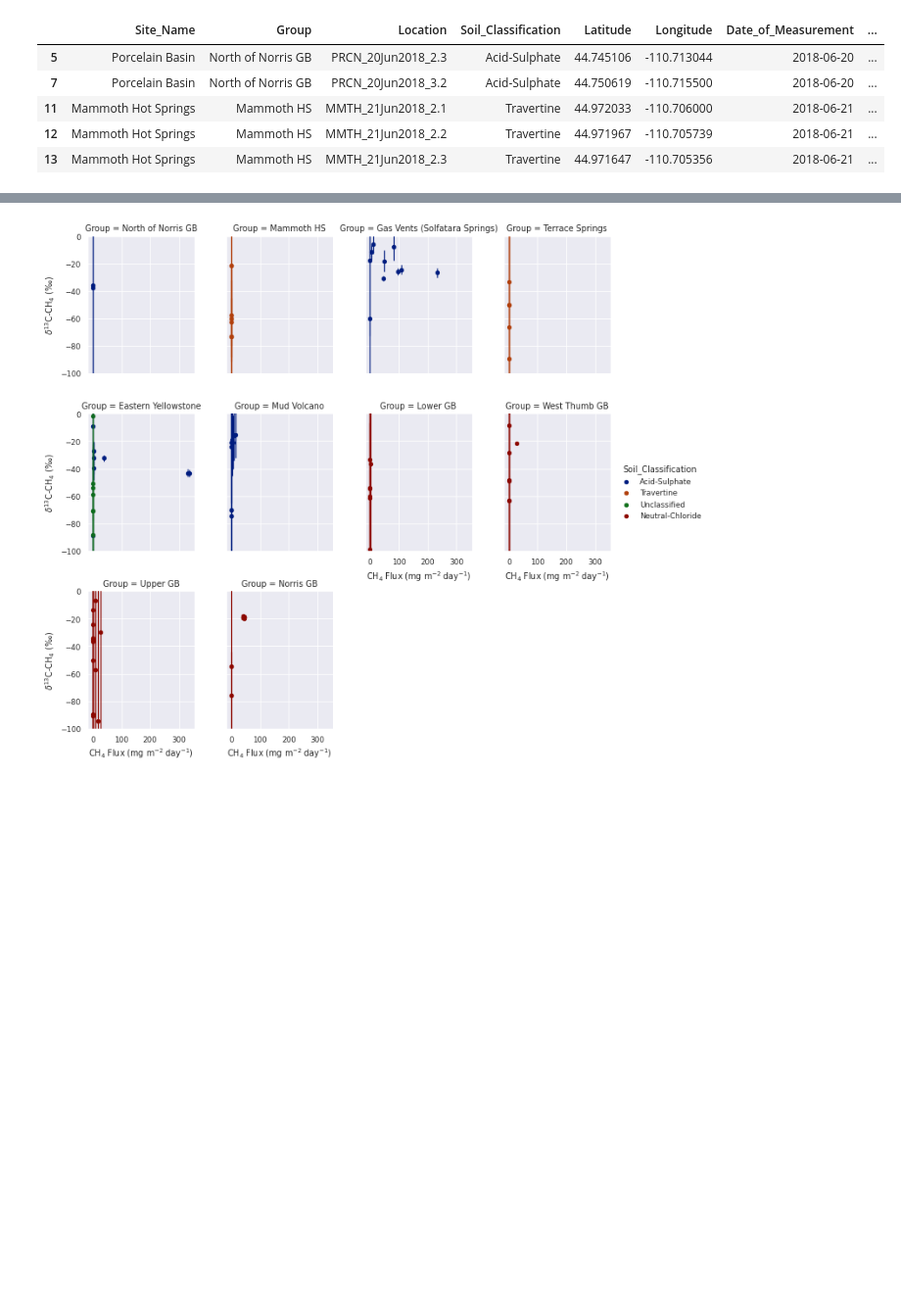
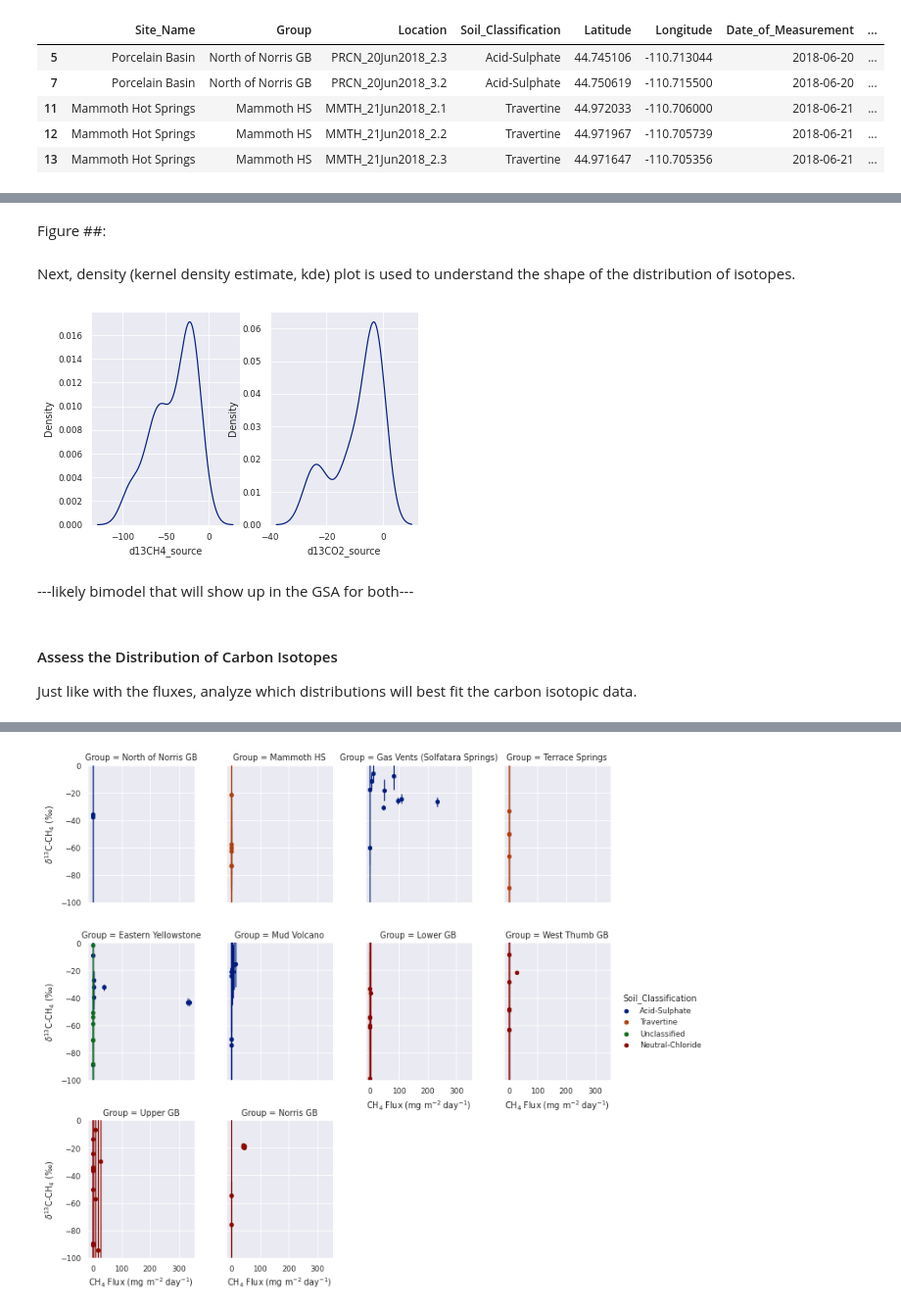
Before and after one commit to 907Resident/caldera-gases, a Jupyter notebook: site_differentation.ipynb, the cells around one changed output, grey strips where cells are left out. Shown at 98% size. Cells and saved outputs as stored; diff of their text form; code cells hidden in the pictures; blank space fills up the shorter version.

```diff
--- a/site_differentation.ipynb
+++ b/site_differentation.ipynb
@@ -602 +615,22 @@ plt.savefig("figures/CH4_d13_flx_trim.png", dpi=300)
 <Figure size 432x288 with 0 Axes>
+# %% [markdown]
+Figure ##:
+# %% [markdown]
+Next, density (kernel density estimate, kde) plot is used to understand the shape of the distribution of isotopes.
+# %%
+## CH4
+plt.subplot(1,2,1)
+sns.kdeplot(data=df_YC_iso_trim, x="d13CH4_source")
+
+## CO2
+plt.subplot(1,2,2)
+sns.kdeplot(data=df_YC_iso_trim, x="d13CO2_source")
+
+plt.show()
+# %% [output]
+[figure, added]
+# %% [markdown]
+---likely bimodel that will show up in the GSA for both---
+# %% [markdown]
+#### Assess the Distribution of Carbon Isotopes
+Just like with the fluxes, analyze which distributions will best fit the carbon isotopic data.
```
Also changed, not shown: parts of 12 cells of this notebook.
